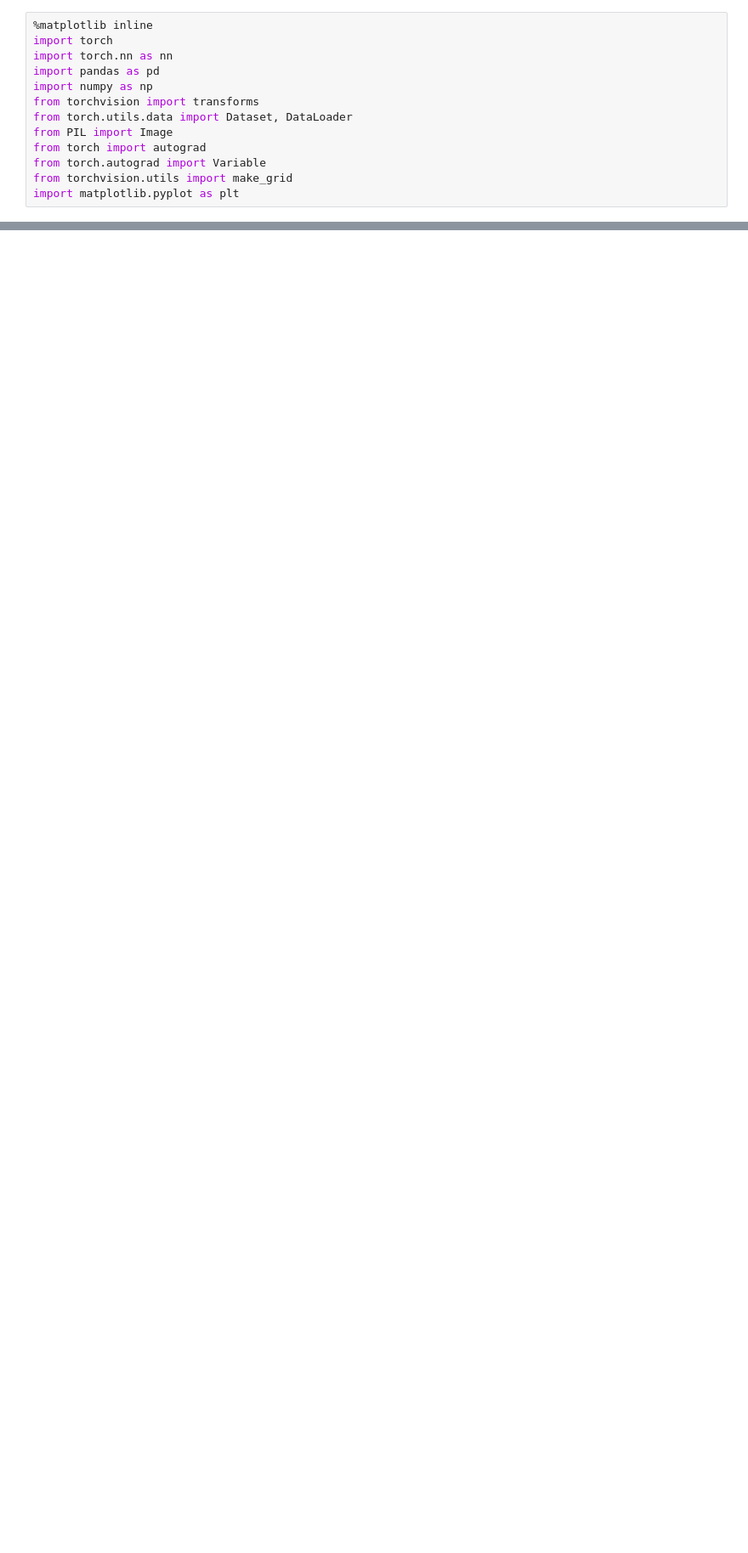
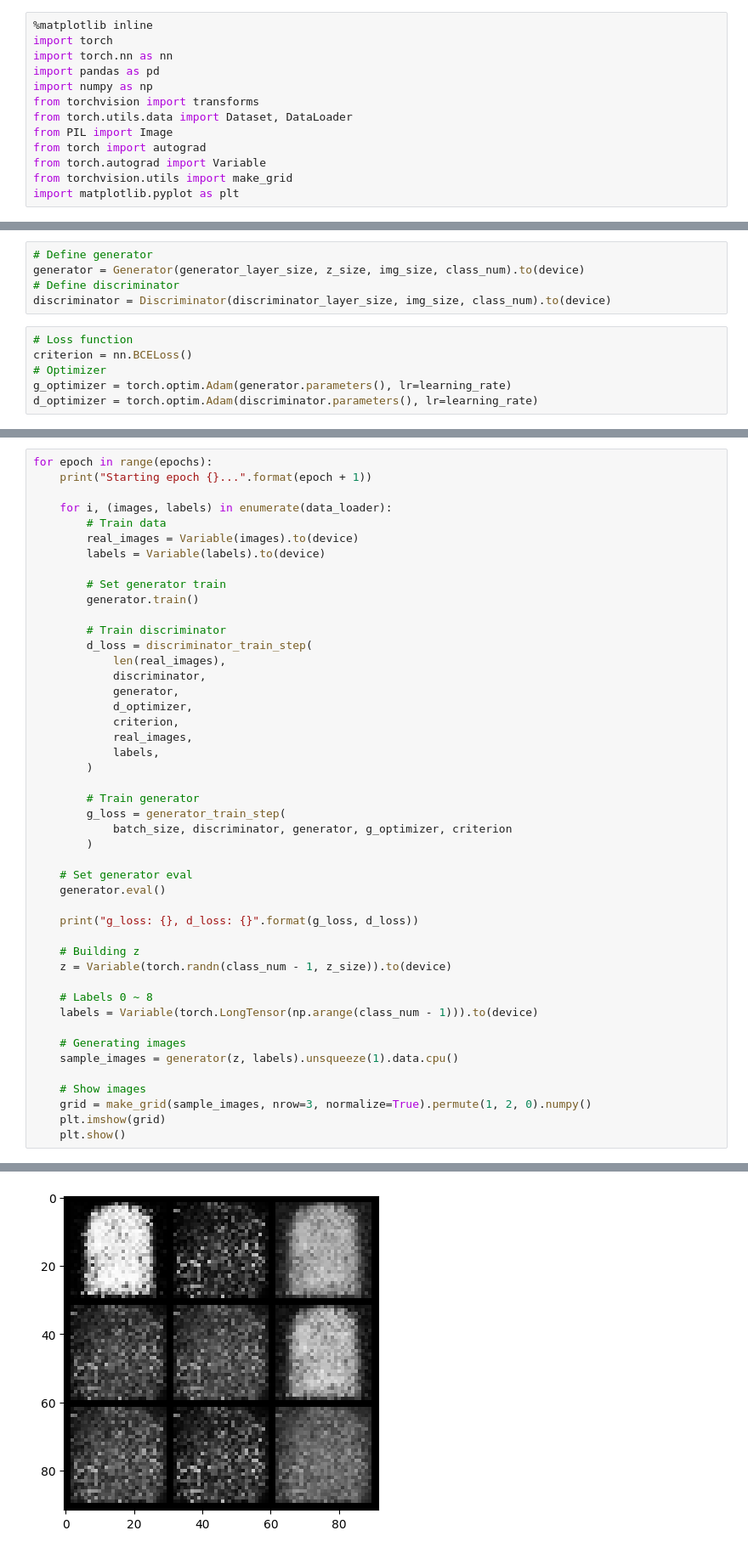
Before and after one commit to abdelkareemkobo/generative_ai_book_pytorch, a Jupyter notebook: gans_conditional.ipynb, the cells around one changed output, grey strips where cells are left out. Shown at 85% size. Drawn from its saved outputs; the diff is of its cells as text; blank space fills up the shorter version.

```diff
--- a/gans_conditional.ipynb
+++ b/gans_conditional.ipynb
@@ -44,0 +197,11 @@ FileNotFoundError: [Errno 2] No such file or directory: '../input/fashion-mnist_
+# %%
+# Define generator
+generator = Generator(generator_layer_size, z_size, img_size, class_num).to(device)
+# Define discriminator
+discriminator = Discriminator(discriminator_layer_size, img_size, class_num).to(device)
+# %%
+# Loss function
+criterion = nn.BCELoss()
+# Optimizer
+g_optimizer = torch.optim.Adam(generator.parameters(), lr=learning_rate)
+d_optimizer = torch.optim.Adam(discriminator.parameters(), lr=learning_rate)
@@ -44,0 +277,47 @@ FileNotFoundError: [Errno 2] No such file or directory: '../input/fashion-mnist_
+# %%
+for epoch in range(epochs):
+    print("Starting epoch {}...".format(epoch + 1))
+
+    for i, (images, labels) in enumerate(data_loader):
+        # Train data
+        real_images = Variable(images).to(device)
+        labels = Variable(labels).to(device)
+
+        # Set generator train
+        generator.train()
+
+        # Train discriminator
+        d_loss = discriminator_train_step(
+            len(real_images),
+            discriminator,
+            generator,
+            d_optimizer,
+            criterion,
+            real_images,
+            labels,
+        )
+
+        # Train generator
+        g_loss = generator_train_step(
+            batch_size, discriminator, generator, g_optimizer, criterion
+        )
+
+    # Set generator eval
+    generator.eval()
+
+    print("g_loss: {}, d_loss: {}".format(g_loss, d_loss))
+
+    # Building z
+    z = Variable(torch.randn(class_num - 1, z_size)).to(device)
+
+    # Labels 0 ~ 8
+    labels = Variable(torch.LongTensor(np.arange(class_num - 1))).to(device)
+
+    # Generating images
+    sample_images = generator(z, labels).unsqueeze(1).data.cpu()
+
+    # Show images
+    grid = make_grid(sample_images, nrow=3, normalize=True).permute(1, 2, 0).numpy()
+    plt.imshow(grid)
+    plt.show()
+# %% [output]
@@ -44,0 +326 @@ FileNotFoundError: [Errno 2] No such file or directory: '../input/fashion-mnist_
+[figure, added]
```
Also changed, not shown: parts of 13 cells of this notebook, 3 other files.
